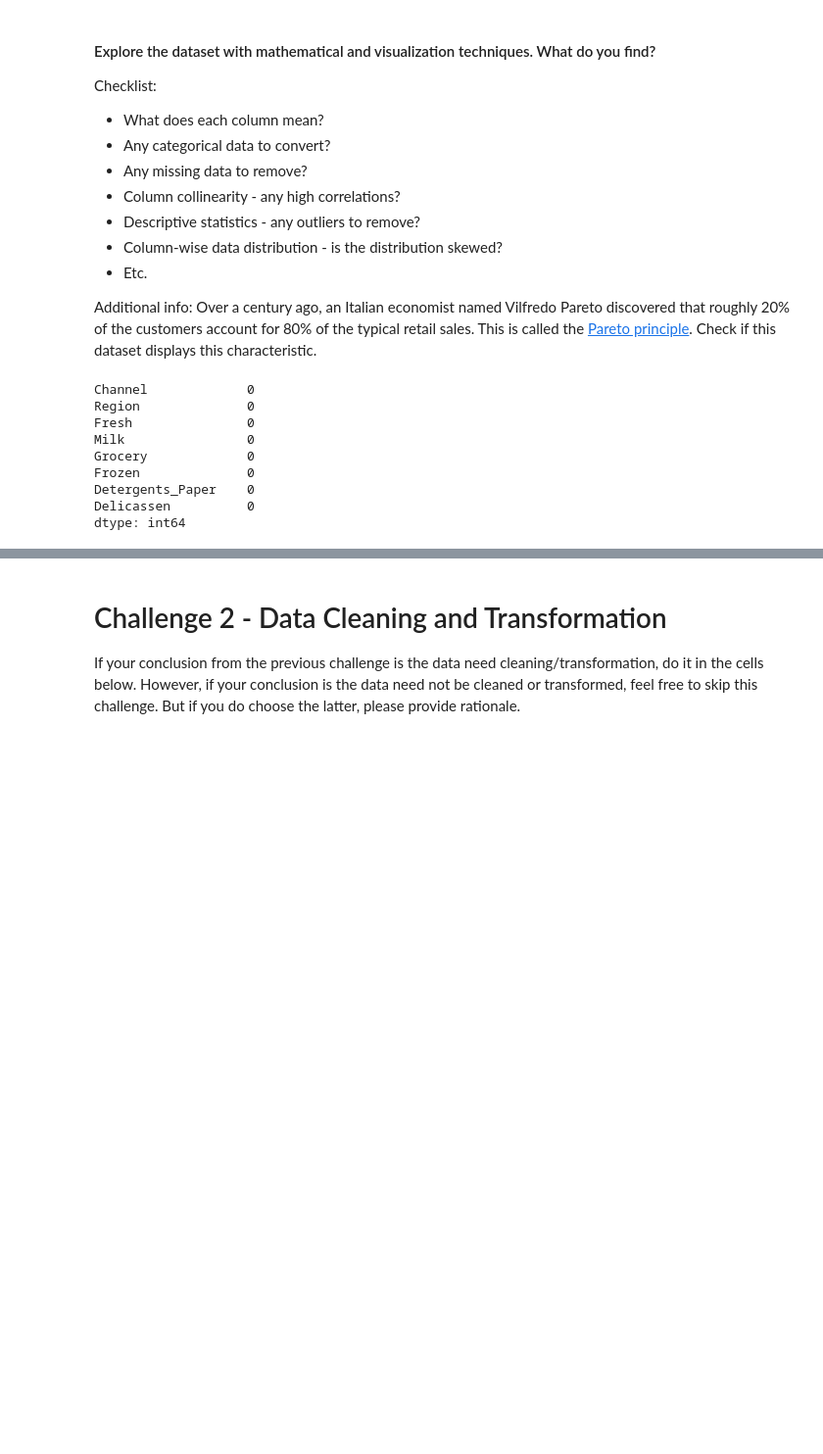
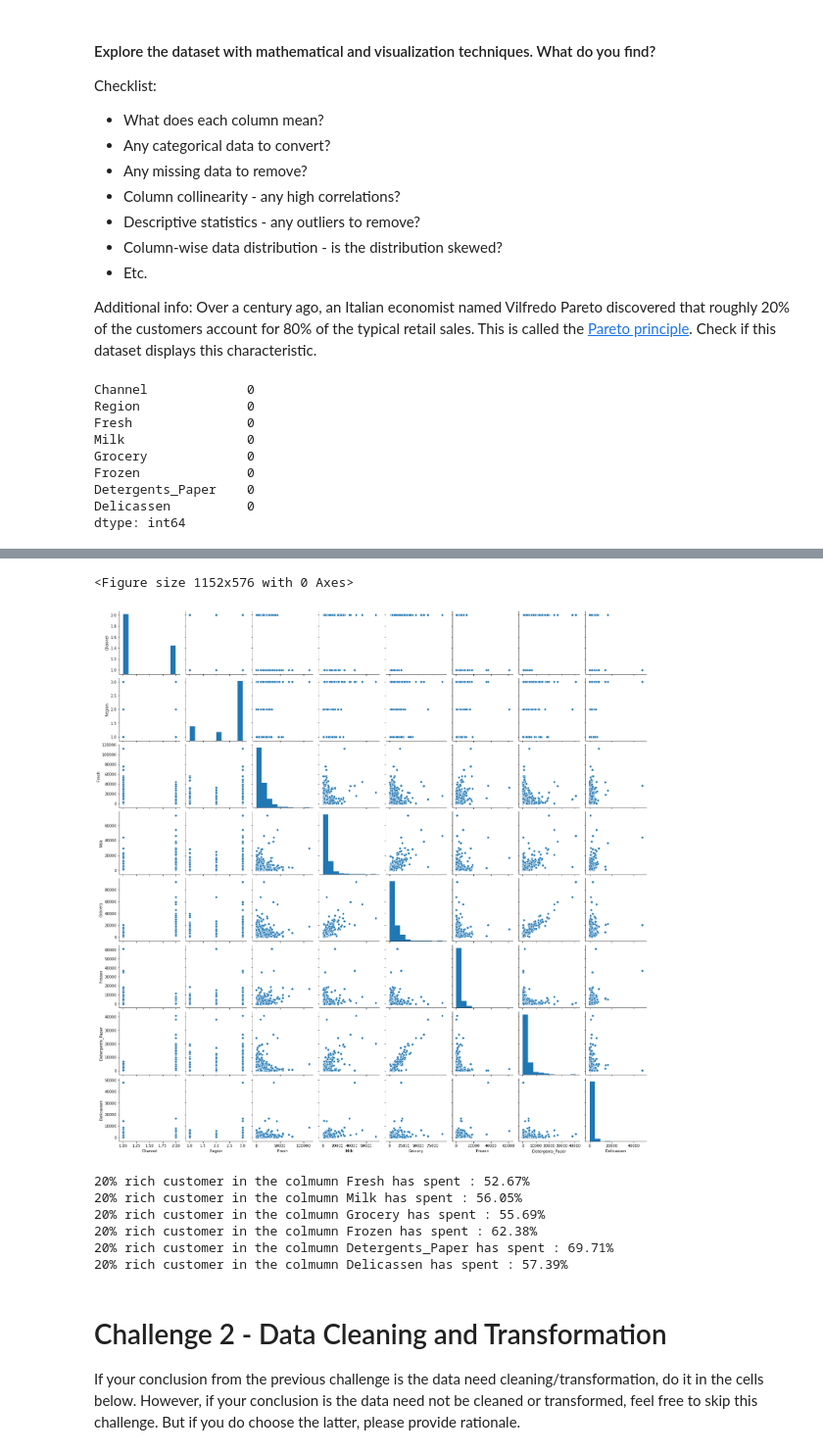
Before and after one commit to juanema74/dataptmad0420, a Jupyter notebook: module-3/unsupervised-learning/your-code/main.ipynb, the cells around one changed output, grey strips where cells are left out. Shown at 98% size. Drawn from its saved outputs; the diff is of its cells as text; code cells hidden in the pictures; blank space fills up the shorter version.

```diff
--- a/module-3/unsupervised-learning/your-code/main.ipynb
+++ b/module-3/unsupervised-learning/your-code/main.ipynb
@@ -93,4 +112,7 @@ customer_info.describe(include='all')
 # %%
-fig = plt.figure(figsize=(32, 16))
-ax = sns.pairplot(customer_info)
+figure = plt.figure(figsize=(16, 8))
+ax = sns.pairplot(df)
 plt.show()
+# %% [output]
+<Figure size 1152x576 with 0 Axes>
+[figure, added]
@@ -102,12 +122,19 @@ def pareto(column):
     column_l = list(column)
     column_l.sort(reverse=True)
 
-    rich = sum(column_l[:88])
-    total = sum(column_l)
-    return round(rich *100 /total,2)
+    rich_customers = sum(column_l[:88])
+    total_customers = sum(column_l)
+    return round(rich_customers *100 /total_customers,2)
 
 for column in ['Fresh', 'Milk', 'Grocery', 'Frozen','Detergents_Paper', 'Delicassen']:
-    print(f'20% rich customer in the colmumn {column} has the spend percetange: {pareto(customer_info[column])}')
+    print(f'20% rich customer in the colmumn {column} has spent : {pareto(df[column])}%')
+# %% [output]
+20% rich customer in the colmumn Fresh has spent : 52.67%
+20% rich customer in the colmumn Milk has spent : 56.05%
+20% rich customer in the colmumn Grocery has spent : 55.69%
+20% rich customer in the colmumn Frozen has spent : 62.38%
+20% rich customer in the colmumn Detergents_Paper has spent : 69.71%
+20% rich customer in the colmumn Delicassen has spent : 57.39%
 # %% [markdown]
 # Challenge 2 - Data Cleaning and Transformation
 
```
Also changed, not shown: parts of 7 cells of this notebook.
